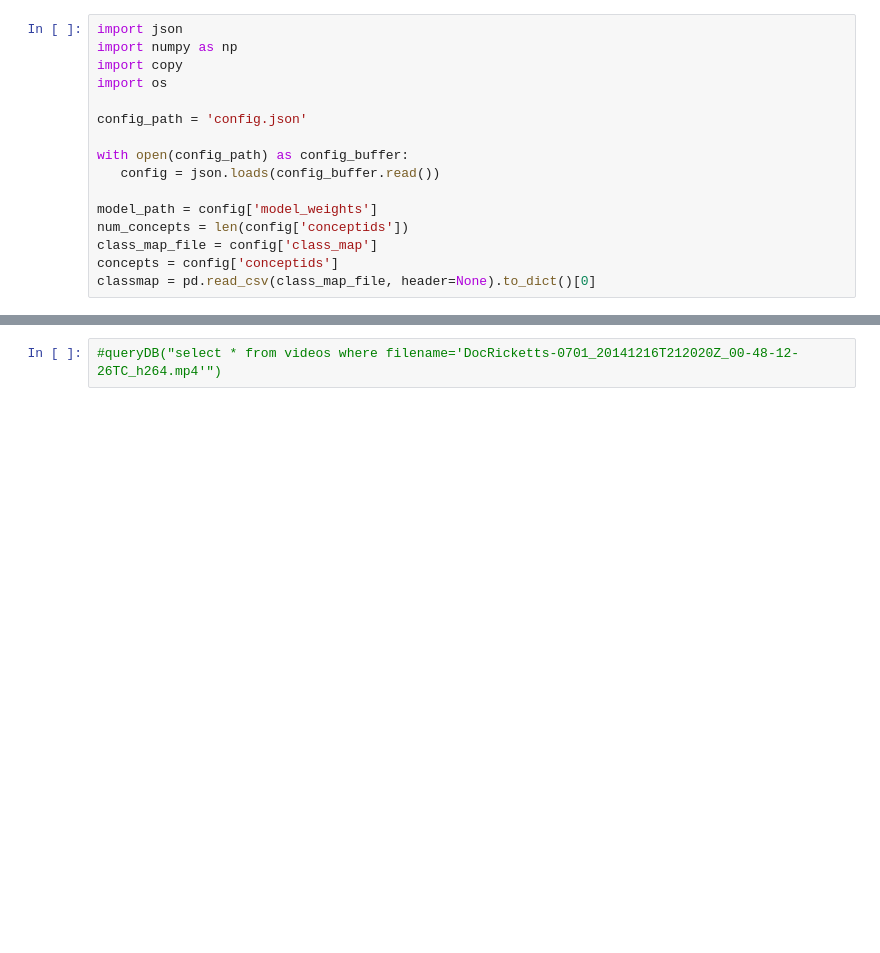
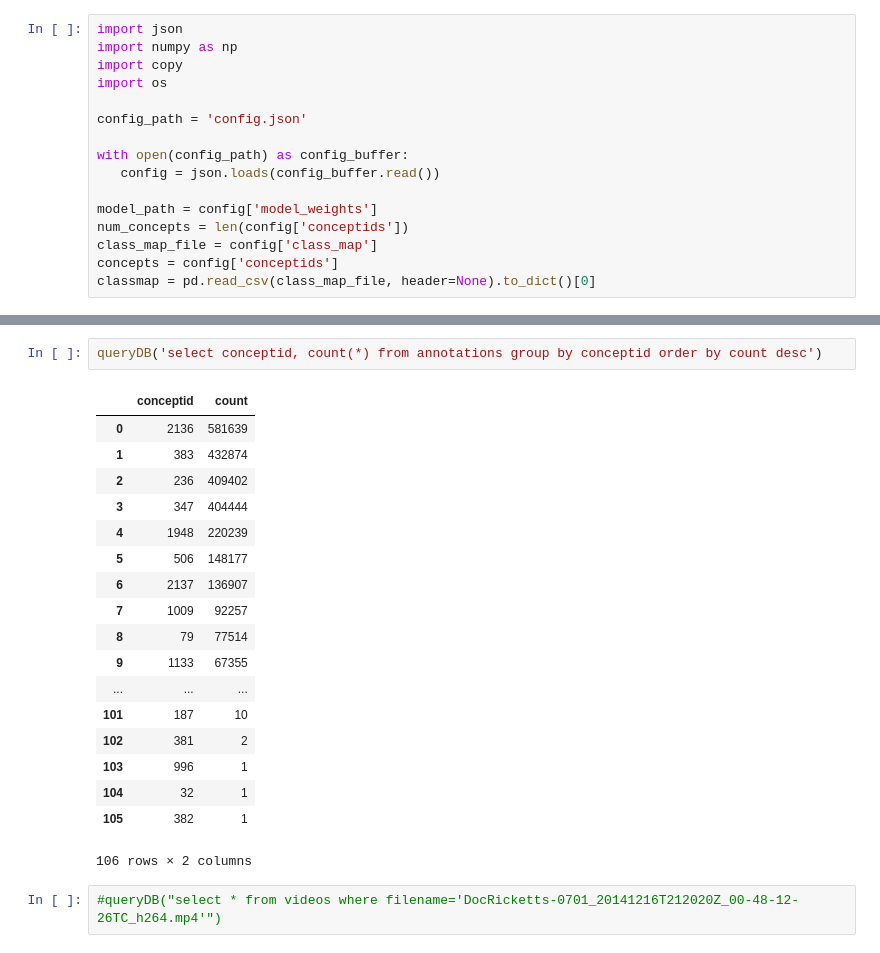
Before and after one commit to video-annotation-project/video-annotation-tool, a Jupyter notebook: ml/videof1tests.ipynb, the cells around one changed output, grey strips where cells are left out. Saved outputs shown, nothing was run; the diff lists cells and outputs as text; blank space fills up the shorter version.

```diff
--- a/ml/videof1tests.ipynb
+++ b/ml/videof1tests.ipynb
@@ -46,3 +52,24 @@ counts.head(10)
+# %%
+queryDB('select conceptid, count(*) from annotations group by conceptid order by count desc')
+# %% [output]
+|  | conceptid | count |
+| 0 | 2136 | 581639 |
+| 1 | 383 | 432874 |
+| 2 | 236 | 409402 |
+| 3 | 347 | 404444 |
+| 4 | 1948 | 220239 |
+| 5 | 506 | 148177 |
+| 6 | 2137 | 136907 |
+| 7 | 1009 | 92257 |
+| 8 | 79 | 77514 |
+| 9 | 1133 | 67355 |
+| ... | ... | ... |
+| 101 | 187 | 10 |
+| 102 | 381 | 2 |
+| 103 | 996 | 1 |
+| 104 | 32 | 1 |
+| 105 | 382 | 1 |
+106 rows × 2 columns
 # %%
 #queryDB("select * from videos where filename='DocRicketts-0701_20141216T212020Z_00-48-12-26TC_h264.mp4'")
 # %%
```
Also changed, not shown: parts of 14 cells of this notebook, 3 other files.
